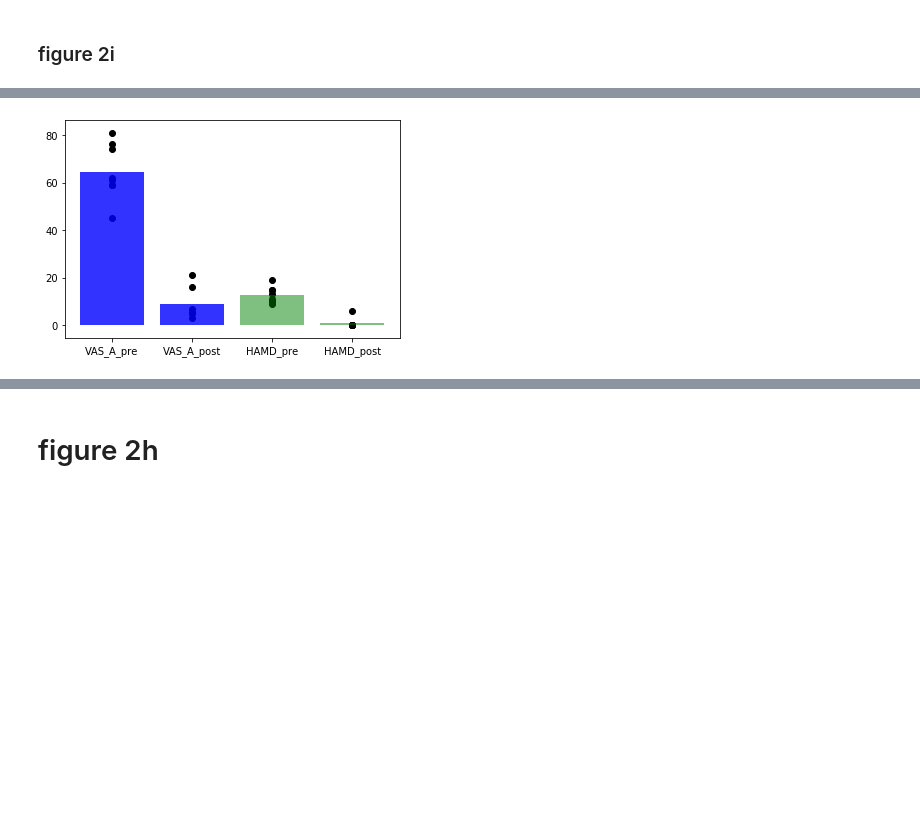
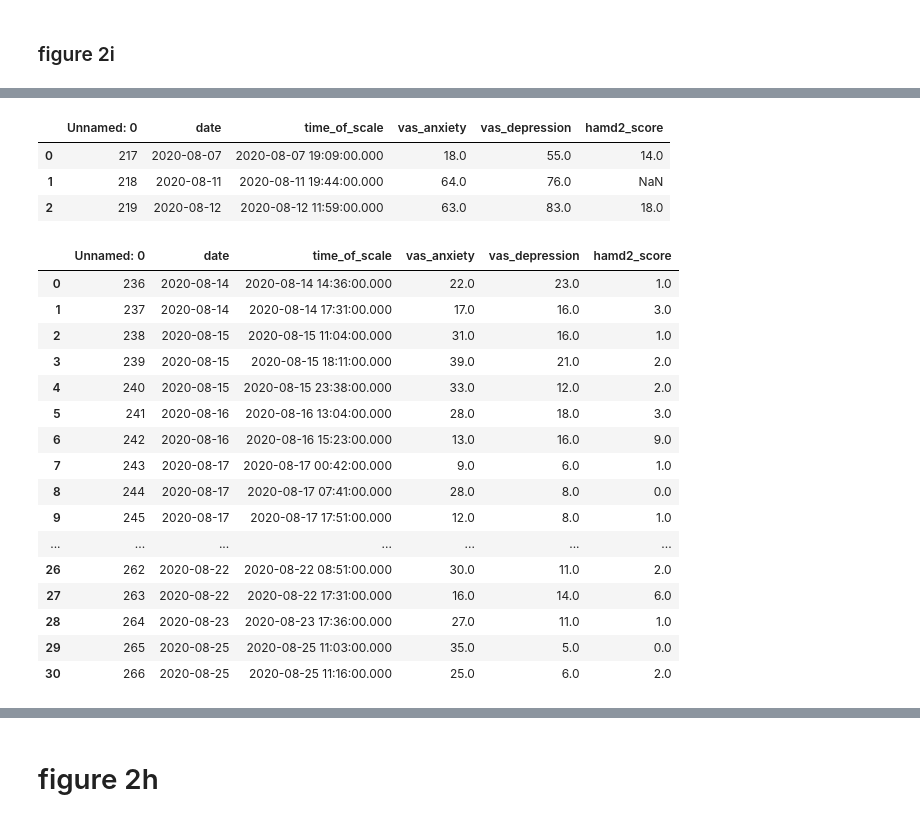
Before and after one commit to ScangosLab/closed_loop_mdd, a Jupyter notebook: Fig2h,i- number of Gamma detection by RNS.ipynb, the cells around one changed output, grey strips where cells are left out. Cells and saved outputs as stored; diff of their text form; code cells hidden in the pictures; blank space fills up the shorter version.

```diff
--- a/Fig2h,i- number of Gamma detection by RNS.ipynb
+++ b/Fig2h,i- number of Gamma detection by RNS.ipynb
@@ -93,28 +93,32 @@ plt.show()
-# %%
-plt.figure()
-
-
-
-plt.bar(1,mean_vas_D_high, color = 'blue', alpha =0.8)
-plt.bar(2,mean_vas_D_low, color = 'blue',  alpha =0.8)
-
-
-
-plt.scatter(np.ones(len(df_high['vas_depression'],)),df_high['vas_depression'], color = 'black')
-plt.scatter(2 *np.ones(len(df_low['vas_depression'],)),df_low['vas_depression'], color = 'black')
-
-plt.bar(3,mean_HAMD_high, color = 'green',  alpha =0.5)
-plt.bar(4,mean_HAMD_low, color = 'green',  alpha =0.5)
-
-
-
-plt.scatter(3 * np.ones(len(df_high['HAMD'],)),df_high['HAMD'], color = 'black')
-plt.scatter(4 * np.ones(len(df_low['HAMD'],)),df_low['HAMD'], color = 'black')
-
-
-x = np.arange(1,5)
-labels = ['VAS_A_pre','VAS_A_post', 'HAMD_pre', 'HAMD_post' ]
-plt.xticks(x,labels)
-plt.show()
-# %% [output]
-[figure, removed]
+# %%
+
+df_a_week_pre_STIM  ='df_a_week_pre_STIM.csv'
+df_a_week_pre_STIM = pd.read_csv(os.path.join(SRC_DATA_DIR,df_a_week_pre_STIM ))
+df_a_week_pre_STIM
+# %% [output]
+|  | Unnamed: 0 | date | time_of_scale | vas_anxiety | vas_depression | hamd2_score |
+| 0 | 217 | 2020-08-07 | 2020-08-07 19:09:00.000 | 18.0 | 55.0 | 14.0 |
+| 1 | 218 | 2020-08-11 | 2020-08-11 19:44:00.000 | 64.0 | 76.0 | NaN |
+| 2 | 219 | 2020-08-12 | 2020-08-12 11:59:00.000 | 63.0 | 83.0 | 18.0 |
+# %%
+df_a_week_after_STIM = 'df_a_week_after_STIM.csv'
+df_a_week_after_STIM = pd.read_csv(os.path.join(SRC_DATA_DIR,df_a_week_after_STIM ))
+df_a_week_after_STIM
+# %% [output]
+|  | Unnamed: 0 | date | time_of_scale | vas_anxiety | vas_depression | hamd2_score |
+| 0 | 236 | 2020-08-14 | 2020-08-14 14:36:00.000 | 22.0 | 23.0 | 1.0 |
+| 1 | 237 | 2020-08-14 | 2020-08-14 17:31:00.000 | 17.0 | 16.0 | 3.0 |
+| 2 | 238 | 2020-08-15 | 2020-08-15 11:04:00.000 | 31.0 | 16.0 | 1.0 |
+| 3 | 239 | 2020-08-15 | 2020-08-15 18:11:00.000 | 39.0 | 21.0 | 2.0 |
+| 4 | 240 | 2020-08-15 | 2020-08-15 23:38:00.000 | 33.0 | 12.0 | 2.0 |
+| 5 | 241 | 2020-08-16 | 2020-08-16 13:04:00.000 | 28.0 | 18.0 | 3.0 |
+| 6 | 242 | 2020-08-16 | 2020-08-16 15:23:00.000 | 13.0 | 16.0 | 9.0 |
+| 7 | 243 | 2020-08-17 | 2020-08-17 00:42:00.000 | 9.0 | 6.0 | 1.0 |
+| 8 | 244 | 2020-08-17 | 2020-08-17 07:41:00.000 | 28.0 | 8.0 | 0.0 |
+| 9 | 245 | 2020-08-17 | 2020-08-17 17:51:00.000 | 12.0 | 8.0 | 1.0 |
+| ... | ... | ... | ... | ... | ... | ... |
+| 26 | 262 | 2020-08-22 | 2020-08-22 08:51:00.000 | 30.0 | 11.0 | 2.0 |
+| 27 | 263 | 2020-08-22 | 2020-08-22 17:31:00.000 | 16.0 | 14.0 | 6.0 |
+| 28 | 264 | 2020-08-23 | 2020-08-23 17:36:00.000 | 27.0 | 11.0 | 1.0 |
+| 29 | 265 | 2020-08-25 | 2020-08-25 11:03:00.000 | 35.0 | 5.0 | 0.0 |
+| 30 | 266 | 2020-08-25 | 2020-08-25 11:16:00.000 | 25.0 | 6.0 | 2.0 |
```
Also changed, not shown: parts of 5 cells of this notebook, 2 other files.
